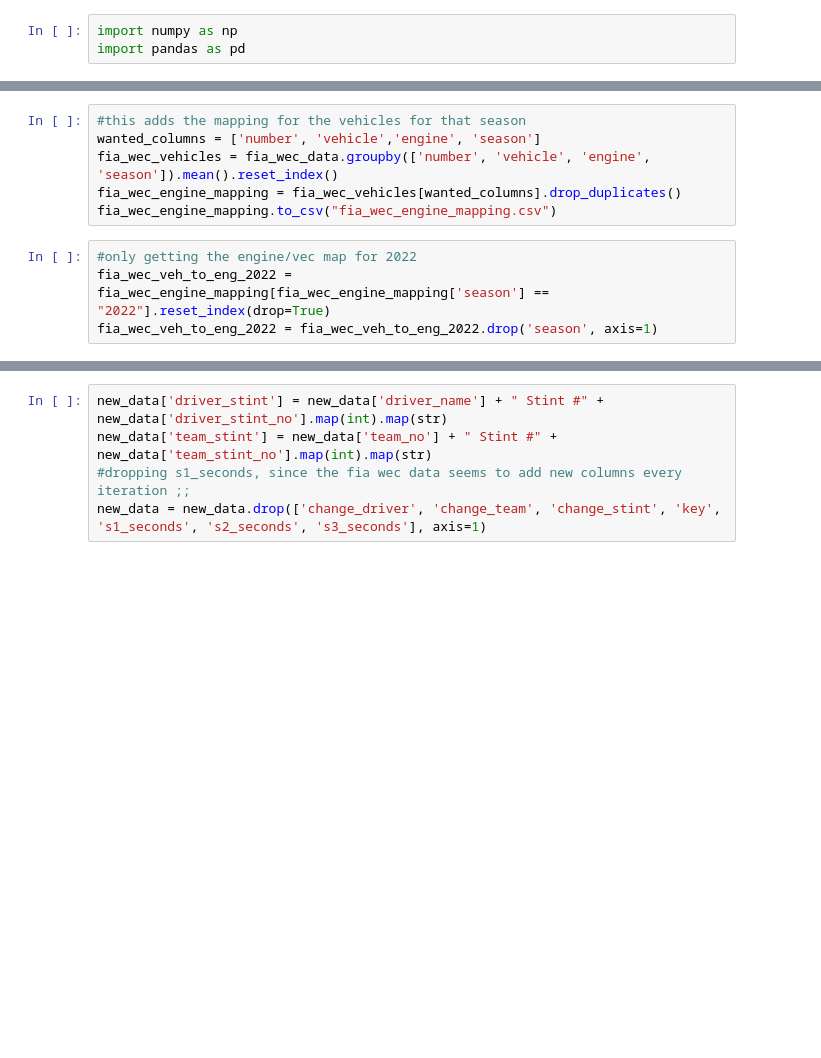
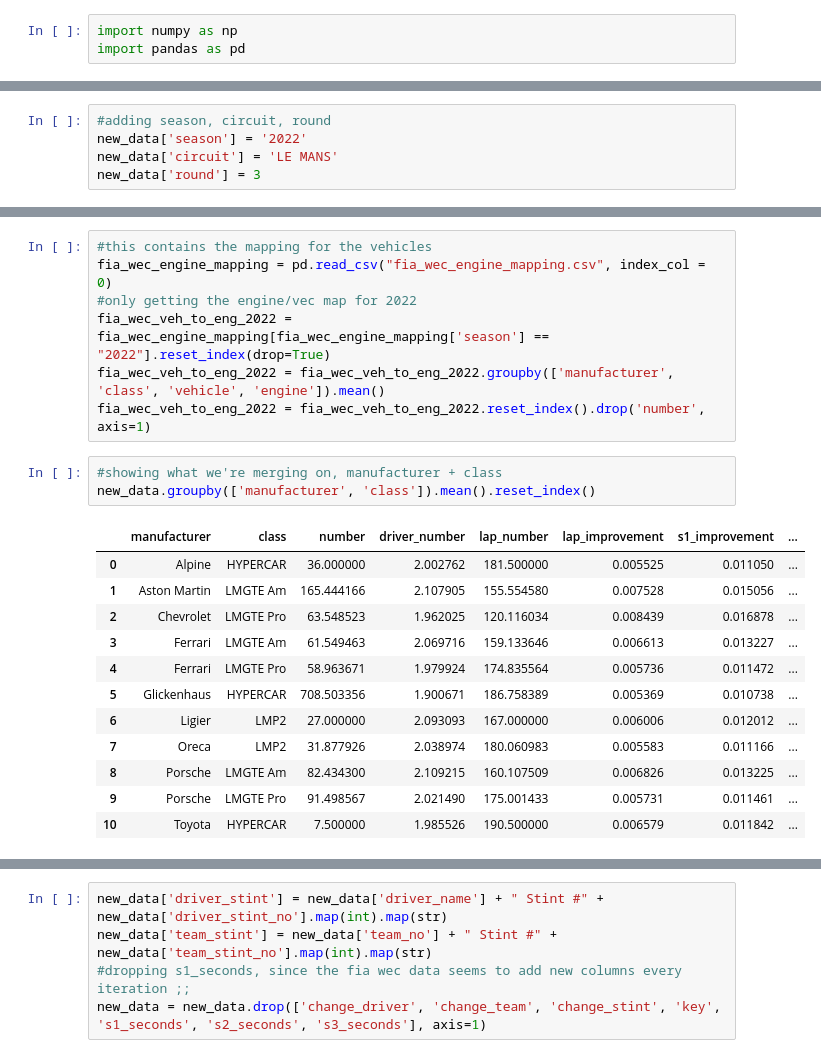
Before and after one commit to Razgrizaces/alkamel_stint_analyzer, a Jupyter notebook: add_file_to_dataset.ipynb, the cells around one changed output, grey strips where cells are left out. Cells and saved outputs as stored; diff of their text form; blank space fills up the shorter version.

```diff
--- a/add_file_to_dataset.ipynb
+++ b/add_file_to_dataset.ipynb
@@ -57 +50,6 @@ Index(['number', 'driver_number', 'lap_number', 'lap_time', 'lap_improvement',
+# %%
+#adding season, circuit, round
+new_data['season'] = '2022'
+new_data['circuit'] = 'LE MANS'
+new_data['round'] = 3
 # %%
@@ -70,10 +78,23 @@ Index(['number', 'driver_number', 'lap_number', 'lap_time', 'lap_improvement',
-# %%
-#this adds the mapping for the vehicles for that season
-wanted_columns = ['number', 'vehicle','engine', 'season']
-fia_wec_vehicles = fia_wec_data.groupby(['number', 'vehicle', 'engine', 'season']).mean().reset_index()
-fia_wec_engine_mapping = fia_wec_vehicles[wanted_columns].drop_duplicates()
-fia_wec_engine_mapping.to_csv("fia_wec_engine_mapping.csv")
 # %%
+#this contains the mapping for the vehicles
+fia_wec_engine_mapping = pd.read_csv("fia_wec_engine_mapping.csv", index_col = 0)
 #only getting the engine/vec map for 2022
 fia_wec_veh_to_eng_2022 = fia_wec_engine_mapping[fia_wec_engine_mapping['season'] == "2022"].reset_index(drop=True)
-fia_wec_veh_to_eng_2022 = fia_wec_veh_to_eng_2022.drop('season', axis=1)
+fia_wec_veh_to_eng_2022 = fia_wec_veh_to_eng_2022.groupby(['manufacturer', 'class', 'vehicle', 'engine']).mean()
+fia_wec_veh_to_eng_2022 = fia_wec_veh_to_eng_2022.reset_index().drop('number', axis=1)
+# %%
+#showing what we're merging on, manufacturer + class
+new_data.groupby(['manufacturer', 'class']).mean().reset_index()
+# %% [output]
+|  | manufacturer | class | number | driver_number | lap_number | lap_improvement | s1_improvement | ... |
+| 0 | Alpine | HYPERCAR | 36.000000 | 2.002762 | 181.500000 | 0.005525 | 0.011050 | ... |
+| 1 | Aston Martin | LMGTE Am | 165.444166 | 2.107905 | 155.554580 | 0.007528 | 0.015056 | ... |
+| 2 | Chevrolet | LMGTE Pro | 63.548523 | 1.962025 | 120.116034 | 0.008439 | 0.016878 | ... |
+| 3 | Ferrari | LMGTE Am | 61.549463 | 2.069716 | 159.133646 | 0.006613 | 0.013227 | ... |
+| 4 | Ferrari | LMGTE Pro | 58.963671 | 1.979924 | 174.835564 | 0.005736 | 0.011472 | ... |
+| 5 | Glickenhaus | HYPERCAR | 708.503356 | 1.900671 | 186.758389 | 0.005369 | 0.010738 | ... |
+| 6 | Ligier | LMP2 | 27.000000 | 2.093093 | 167.000000 | 0.006006 | 0.012012 | ... |
+| 7 | Oreca | LMP2 | 31.877926 | 2.038974 | 180.060983 | 0.005583 | 0.011166 | ... |
+| 8 | Porsche | LMGTE Am | 82.434300 | 2.109215 | 160.107509 | 0.006826 | 0.013225 | ... |
+| 9 | Porsche | LMGTE Pro | 91.498567 | 2.021490 | 175.001433 | 0.005731 | 0.011461 | ... |
+| 10 | Toyota | HYPERCAR | 7.500000 | 1.985526 | 190.500000 | 0.006579 | 0.011842 | ... |
```
Also changed, not shown: parts of 32 cells of this notebook, 6 other files.
